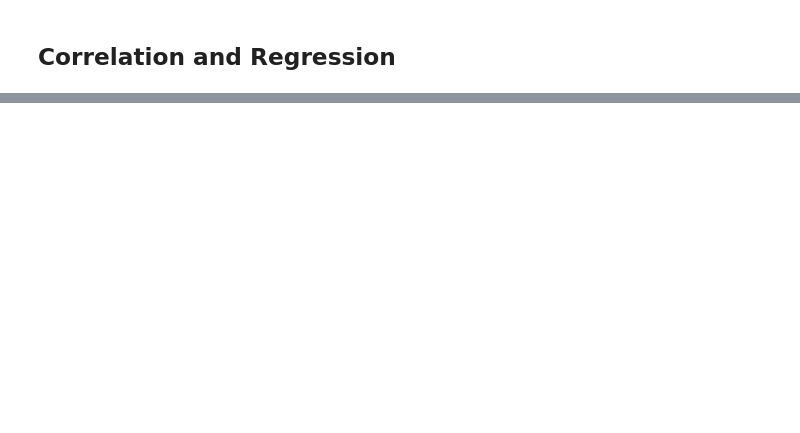
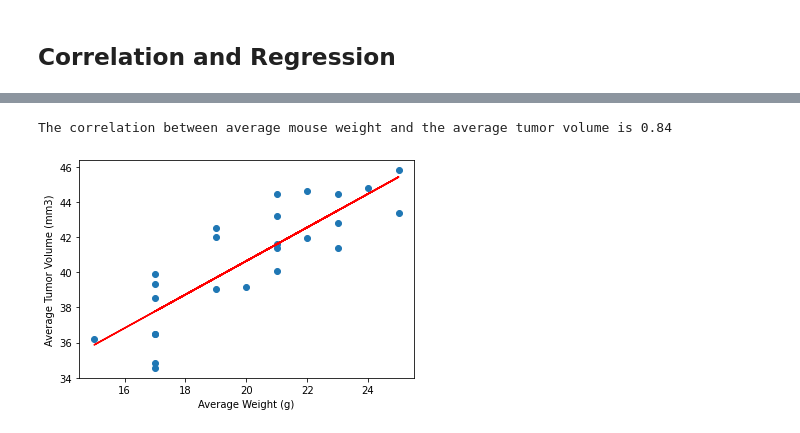
Before and after one commit to clawson13/Matplotlib-challenge, a Jupyter notebook: pymaceuticals.ipynb, the cells around one changed output, grey strips where cells are left out. Drawn from its saved outputs; the diff is of its cells as text; code cells hidden in the pictures; blank space fills up the shorter version.

```diff
--- a/pymaceuticals.ipynb
+++ b/pymaceuticals.ipynb
@@ -348,0 +423,23 @@ The correlation between mouse weight and the average tumor volume is 0.84
+# %%
+# Calculate the correlation coefficient and linear regression model
+# for mouse weight and average tumor volume for the Capomulin regimen
+
+# Calculate and display the correlation coefficient for average Weight/Tumor Volume
+correlation = st.pearsonr(weight_avg,volume_avg)
+print(f"The correlation between average mouse weight and the average tumor volume is {round(correlation[0],2)}")
+
+# Calculate the linear regression
+(slope, intercept, rvalue, pvalue, stderr) = linregress(weight_avg, volume_avg)
+regress_values = weight_avg * slope + intercept
+
+# Label the axes
+plt.xlabel("Average Weight (g)")
+plt.ylabel("Average Tumor Volume (mm3)")
+
+# Plot and display scatter plot with the linear regression
+plt.scatter(weight_avg, volume_avg);
+plt.plot(weight_avg,regress_values,"r-")
+plt.show()
+# %% [output]
+The correlation between average mouse weight and the average tumor volume is 0.84
+[figure, added]
```
Also changed, not shown: parts of 13 cells of this notebook, 5 other files.
